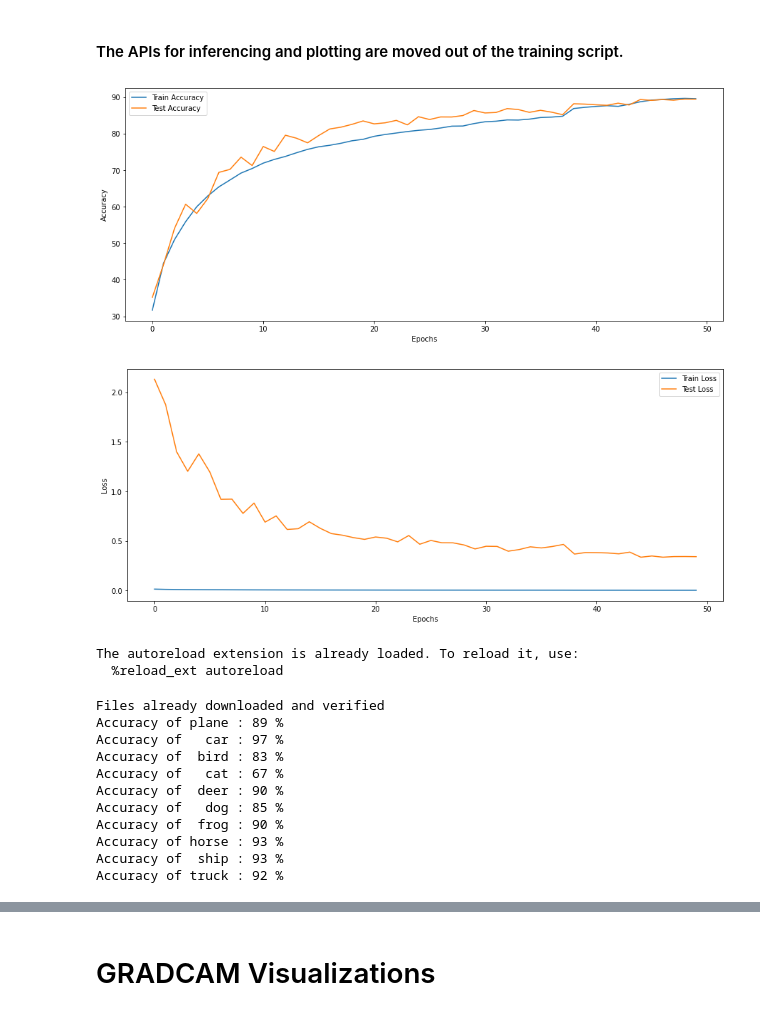
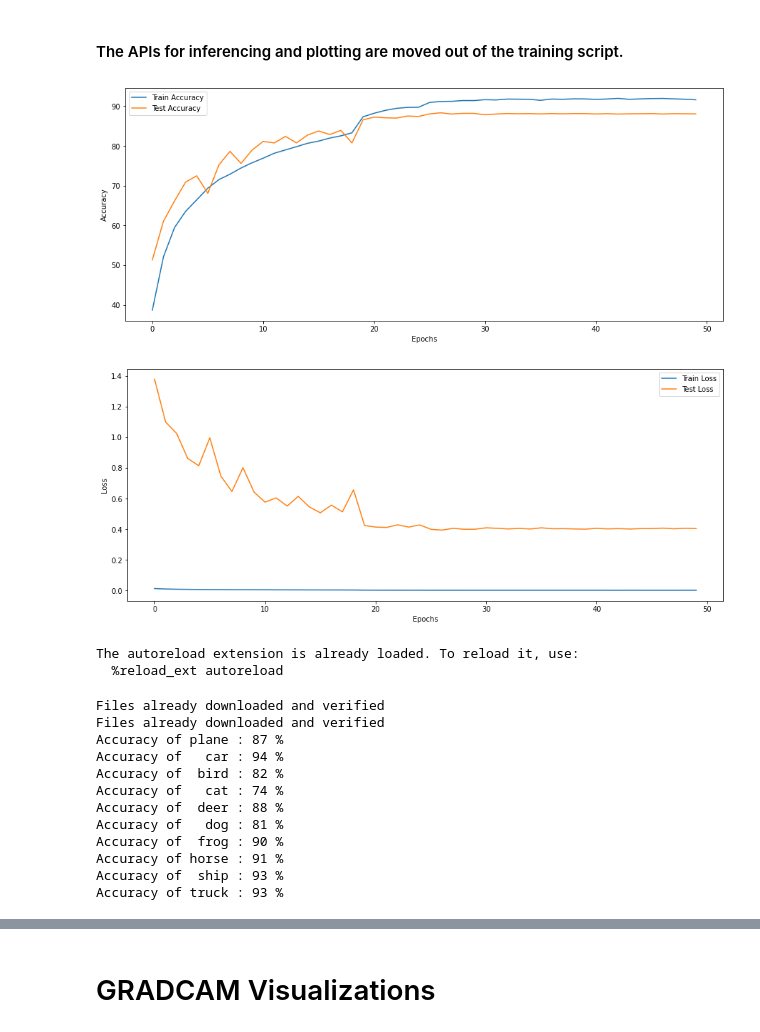
Before and after one commit to rajy4683/S10EVA4, a Jupyter notebook: S10EVA4_GCAM_LRF5_MAug.ipynb, the cells around one changed output, grey strips where cells are left out. Cells and saved outputs as stored; diff of their text form; code cells hidden in the pictures.

```diff
--- a/S10EVA4_GCAM_LRF5_MAug.ipynb
+++ b/S10EVA4_GCAM_LRF5_MAug.ipynb
@@ -254,25 +262,25 @@ import pandas as pd
 import numpy as np
 import torch
 # %%
-run_list = ['rajy4683/news5/runs/3fjwtkjb']
+run_list = ['rajy4683/news5/runs/14ytbzx3']
 runs_df = logger.get_wandb_dataframes(run_list=run_list)#(project="rajy4683/news5",count=1)
 new_df = pd.DataFrame().append(runs_df)
 
 
 fileutils.plot_graphs([new_df],
             ['Train Accuracy', 'Test Accuracy'],
             columns=['Train Accuracy', 'Test Accuracy'],
             xlabel="Epochs",
             ylabel="Accuracy")
 
 fileutils.plot_graphs([new_df],
             ['Train Loss', 'Test Loss'],
             columns=['Train Loss', 'Test Loss'],
             xlabel="Epochs",
             ylabel="Loss")
 # %% [output]
-[figure, old version]
+[figure, new version]
-[figure, old version]
+[figure, new version]
 # %%
 %load_ext autoreload
 %autoreload 2
@@ -288,25 +298,29 @@ The autoreload extension is already loaded. To reload it, use:
   %reload_ext autoreload
 # %%
 from RekogNizer import hyperparams
-transform_test = transforms.Compose(
-    [transforms.ToTensor(),
-    transforms.Normalize((0.5, 0.5, 0.5), (0.5, 0.5, 0.5))])
-testset = torchvision.datasets.CIFAR10(root='./data', train=False,
-                                    download=True, transform=transform_test)
-testloader = dataloader.get_dataloader(testset, hyperparams.hyperparameter_defaults['batch_size'], shuffle=False, num_workers=2)
+# transform_test = transforms.Compose(
+#     [transforms.ToTensor(),
+#     transforms.Normalize((0.5, 0.5, 0.5), (0.5, 0.5, 0.5))])
+# testset = torchvision.datasets.CIFAR10(root='./data', train=False,
+#                                     download=True, transform=transform_test)
+# testloader = dataloader.get_dataloader(testset, hyperparams.hyperparameter_defaults['batch_size'], shuffle=False, num_workers=2)
+
+trainloader, testloader = dataloader.get_train_test_dataloader_cifar10()
+
 class_accuracy_dict = traintest.classwise_accuracy(my_model, testloader, dataloader.classes, device=torch.device("cuda"))
 # %% [output]
 Files already downloaded and verified
-Accuracy of plane : 89 %
-Accuracy of   car : 97 %
-Accuracy of  bird : 83 %
-Accuracy of   cat : 67 %
-Accuracy of  deer : 90 %
-Accuracy of   dog : 85 %
+Files already downloaded and verified
+Accuracy of plane : 87 %
+Accuracy of   car : 94 %
+Accuracy of  bird : 82 %
+Accuracy of   cat : 74 %
+Accuracy of  deer : 88 %
+Accuracy of   dog : 81 %
 Accuracy of  frog : 90 %
-Accuracy of horse : 93 %
+Accuracy of horse : 91 %
 Accuracy of  ship : 93 %
-Accuracy of truck : 92 %
+Accuracy of truck : 93 %
 # %%
 %matplotlib inline
 import matplotlib.pyplot as plt
```
Also changed, not shown: parts of 18 cells of this notebook.
